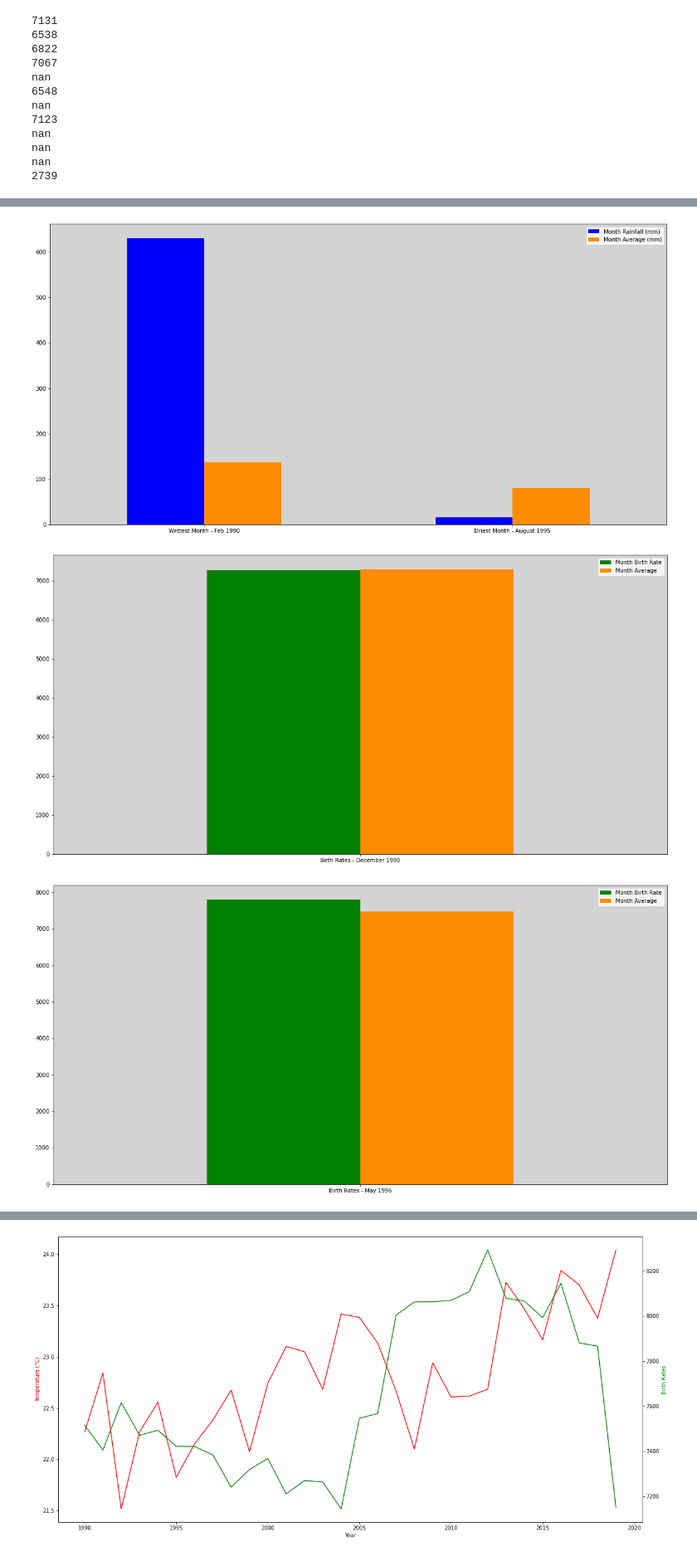
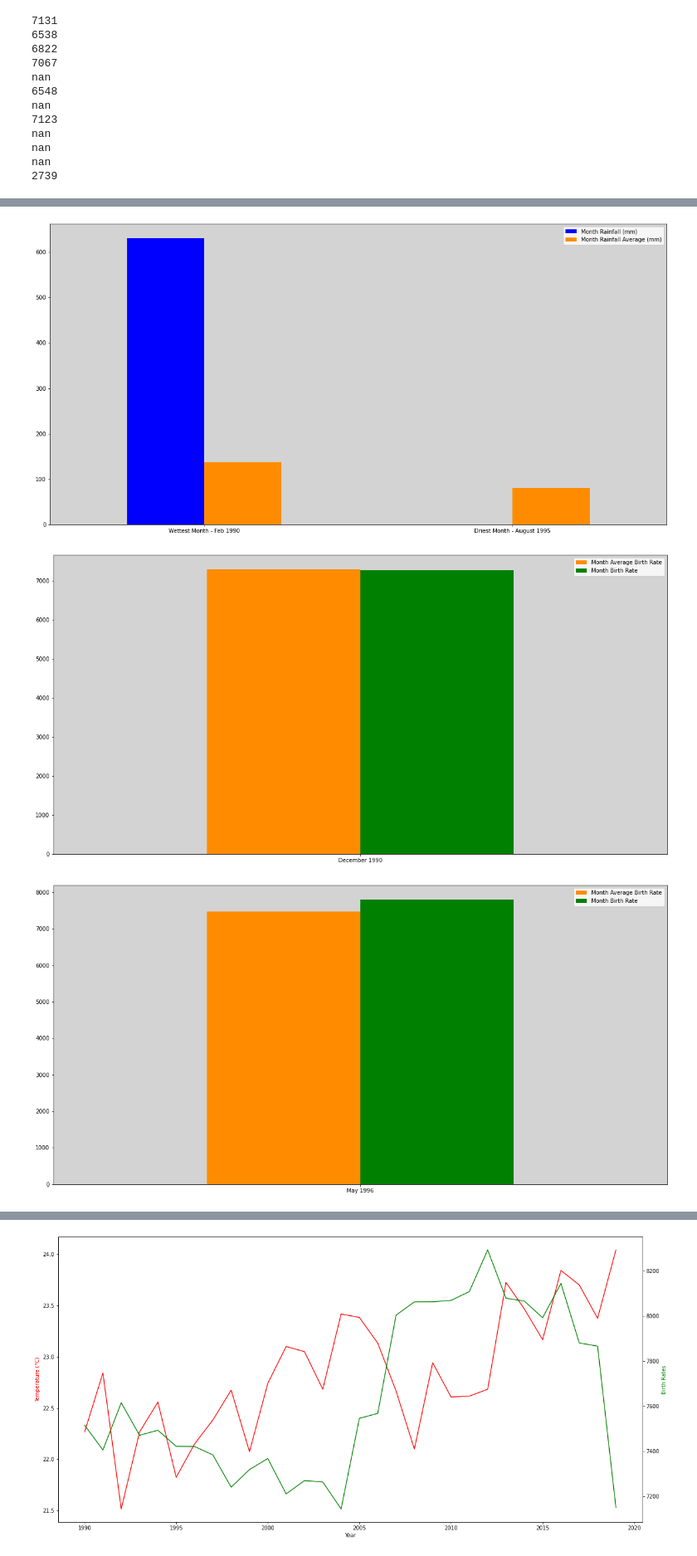
Before and after one commit to JordanLewisStudio/Data_project, a Jupyter notebook: data_project presenation.ipynb, the cells around one changed output, grey strips where cells are left out. Shown at 83% size. Saved outputs shown, nothing was run; the diff lists cells and outputs as text; code cells hidden in the pictures.

```diff
--- a/data_project presenation.ipynb
+++ b/data_project presenation.ipynb
@@ -393,35 +500,34 @@ ax.set_facecolor("lightgray")
 # %%
 #Wettest month, driest month against average
-Rainfall = [630.6, 16.2]
+Rainfall = [630.6, 0.0]
 Averages = [137.780000, 79.693333]
 index = ['Wettest Month - Feb 1990', 'Driest Month - August 1995']
 df = pd.DataFrame({'Month Rainfall (mm)':Rainfall,
-'Month Average (mm)': Averages}, index=index)
-ax = df.plot.bar(rot=0, color={"Month Rainfall (mm)":"blue","Month Average (mm)":"darkorange" })
+'Month Rainfall Average (mm)': Averages}, index=index)
+ax = df.plot.bar(rot=0, color={"Month Rainfall (mm)":"blue","Month Rainfall Average (mm)":"darkorange" })
 ax.set_facecolor("lightgray")
 # %% [output]
-[figure, old version]
+[figure, new version]
 # %%
 #Wettest month, birth rates 9 months later
 Births = [7260]
 Averages = [7290.533333]
-index = ['Birth Rates - December 1990']
-df = pd.DataFrame({'Month Birth Rate': Births,
-'Month Average': Averages}, index=index)
-ax = df.plot.bar(rot=0, color={"Month Birth Rate":"green","Month Average":"darkorange"})
+
+index = ['December 1990']
+df = pd.DataFrame({'Month Average Birth Rate': Averages,'Month Birth Rate': Births}, index=index)
+ax = df.plot.bar(rot=0, color={"Month Birth Rate":"green","Month Average Birth Rate":"darkorange"})
 ax.set_facecolor("lightgray")
 #findings: unaffected
 # %% [output]
-[figure, old version]
+[figure, new version]
 # %%
 #Driest month, birth rates 9 months later
 Births = [7801.200000]
 Averages = [7476]
-index = ['Birth Rates - May 1996']
-df = pd.DataFrame({'Month Birth Rate': Births,
-'Month Average': Averages}, index=index)
-ax = df.plot.bar(rot=0, color={"Month Birth Rate":"green","Month Average":"darkorange"})
+index = ['May 1996']
+df = pd.DataFrame({ 'Month Average Birth Rate': Averages,'Month Birth Rate': Births,}, index=index)
+ax = df.plot.bar(rot=0, color={"Month Birth Rate":"green","Month Average Birth Rate":"darkorange"})
 ax.set_facecolor("lightgray")
 #findings: Increase in birth rates
 # %% [output]
-[figure, old version]
+[figure, new version]
```
Also changed, not shown: parts of 23 cells of this notebook, 3 other files.
